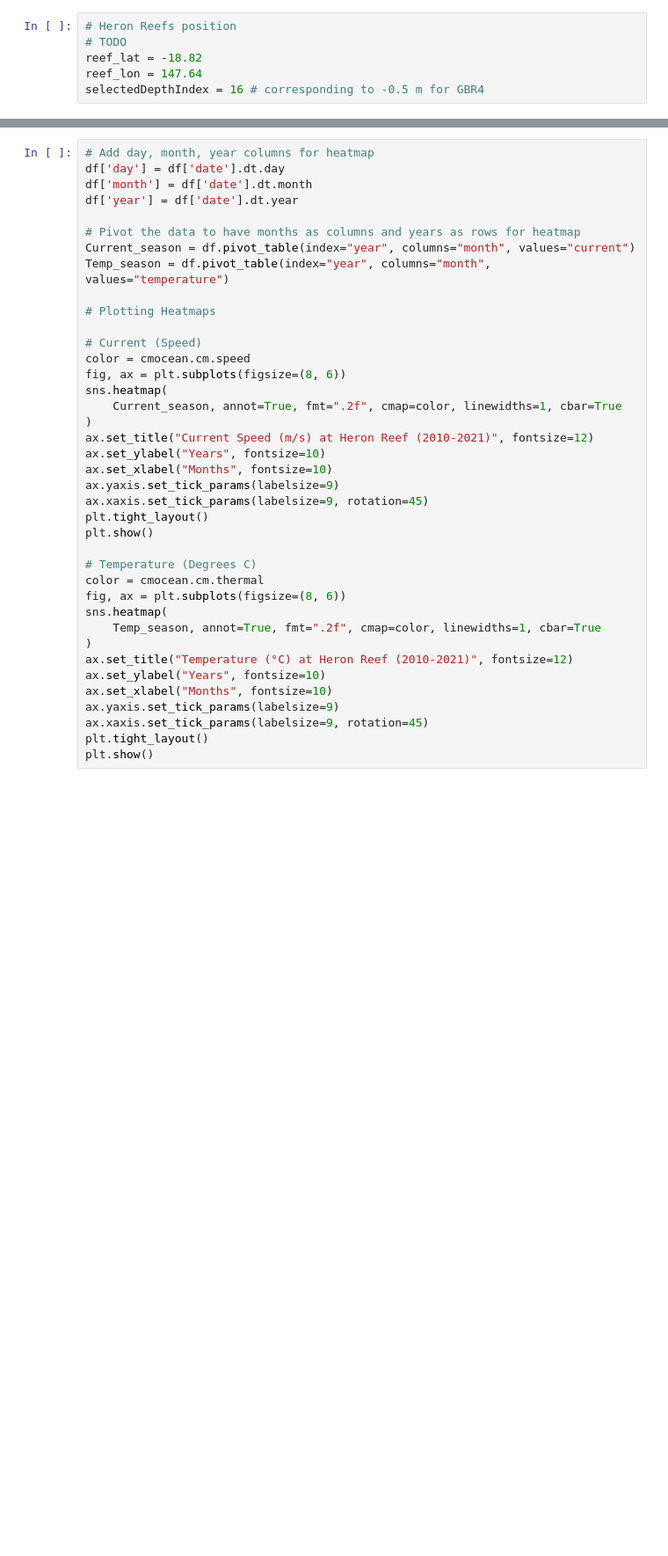
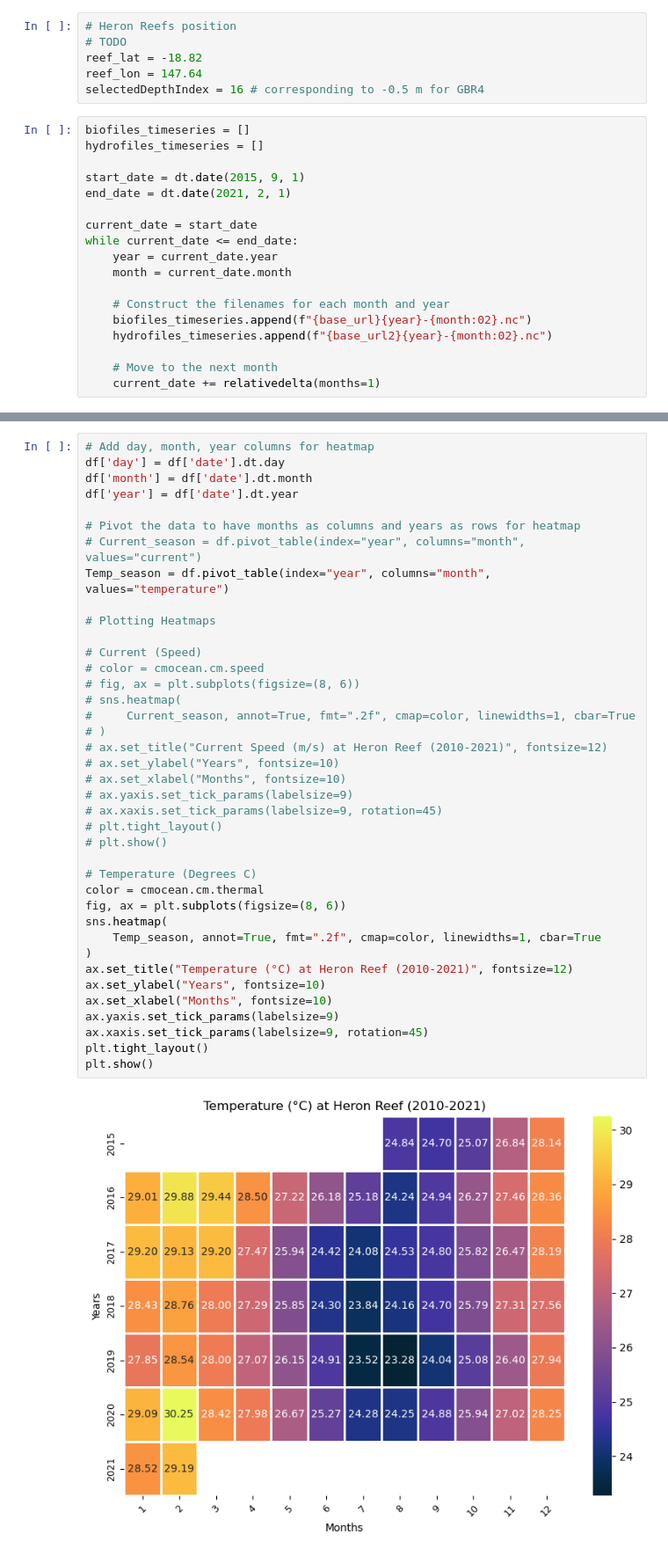
Before and after one commit to Lokyiulee/ENVI5809_Grp4, a Jupyter notebook: project.ipynb, the cells around one changed output, grey strips where cells are left out. Shown at 88% size. Saved outputs shown, nothing was run; the diff lists cells and outputs as text; blank space fills up the shorter version.

```diff
--- a/project.ipynb
+++ b/project.ipynb
@@ -69,3 +67,21 @@ Heron Reefs
 reef_lat = -18.82
 reef_lon = 147.64
 selectedDepthIndex = 16 # corresponding to -0.5 m for GBR4
+# %%
+biofiles_timeseries = []
+hydrofiles_timeseries = []
+
+start_date = dt.date(2015, 9, 1)
+end_date = dt.date(2021, 2, 1)
+
+current_date = start_date
+while current_date <= end_date:
+    year = current_date.year
+    month = current_date.month
+
+    # Construct the filenames for each month and year
+    biofiles_timeseries.append(f"{base_url}{year}-{month:02}.nc")
+    hydrofiles_timeseries.append(f"{base_url2}{year}-{month:02}.nc")
+
+    # Move to the next month
+    current_date += relativedelta(months=1)
@@ -100,39 +154,41 @@ df.to_csv("HeronReefs_timeseries_xarray.csv", sep=" ", index=False)
 # %%
 # Add day, month, year columns for heatmap
 df['day'] = df['date'].dt.day
 df['month'] = df['date'].dt.month
 df['year'] = df['date'].dt.year
 
 # Pivot the data to have months as columns and years as rows for heatmap
-Current_season = df.pivot_table(index="year", columns="month", values="current")
+# Current_season = df.pivot_table(index="year", columns="month", values="current")
 Temp_season = df.pivot_table(index="year", columns="month", values="temperature")
 
 # Plotting Heatmaps
 
 # Current (Speed)
-color = cmocean.cm.speed
-fig, ax = plt.subplots(figsize=(8, 6))
-sns.heatmap(
-    Current_season, annot=True, fmt=".2f", cmap=color, linewidths=1, cbar=True
-)
-ax.set_title("Current Speed (m/s) at Heron Reef (2010-2021)", fontsize=12)
-ax.set_ylabel("Years", fontsize=10)
-ax.set_xlabel("Months", fontsize=10)
-ax.yaxis.set_tick_params(labelsize=9)
-ax.xaxis.set_tick_params(labelsize=9, rotation=45)
-plt.tight_layout()
-plt.show()
+# color = cmocean.cm.speed
+# fig, ax = plt.subplots(figsize=(8, 6))
+# sns.heatmap(
+#     Current_season, annot=True, fmt=".2f", cmap=color, linewidths=1, cbar=True
+# )
+# ax.set_title("Current Speed (m/s) at Heron Reef (2010-2021)", fontsize=12)
+# ax.set_ylabel("Years", fontsize=10)
+# ax.set_xlabel("Months", fontsize=10)
+# ax.yaxis.set_tick_params(labelsize=9)
+# ax.xaxis.set_tick_params(labelsize=9, rotation=45)
+# plt.tight_layout()
+# plt.show()
 
 # Temperature (Degrees C)
 color = cmocean.cm.thermal
 fig, ax = plt.subplots(figsize=(8, 6))
 sns.heatmap(
     Temp_season, annot=True, fmt=".2f", cmap=color, linewidths=1, cbar=True
 )
 ax.set_title("Temperature (°C) at Heron Reef (2010-2021)", fontsize=12)
 ax.set_ylabel("Years", fontsize=10)
 ax.set_xlabel("Months", fontsize=10)
 ax.yaxis.set_tick_params(labelsize=9)
 ax.xaxis.set_tick_params(labelsize=9, rotation=45)
 plt.tight_layout()
 plt.show()
+# %% [output]
+[figure, added]
```
Also changed, not shown: parts of 7 cells of this notebook.
